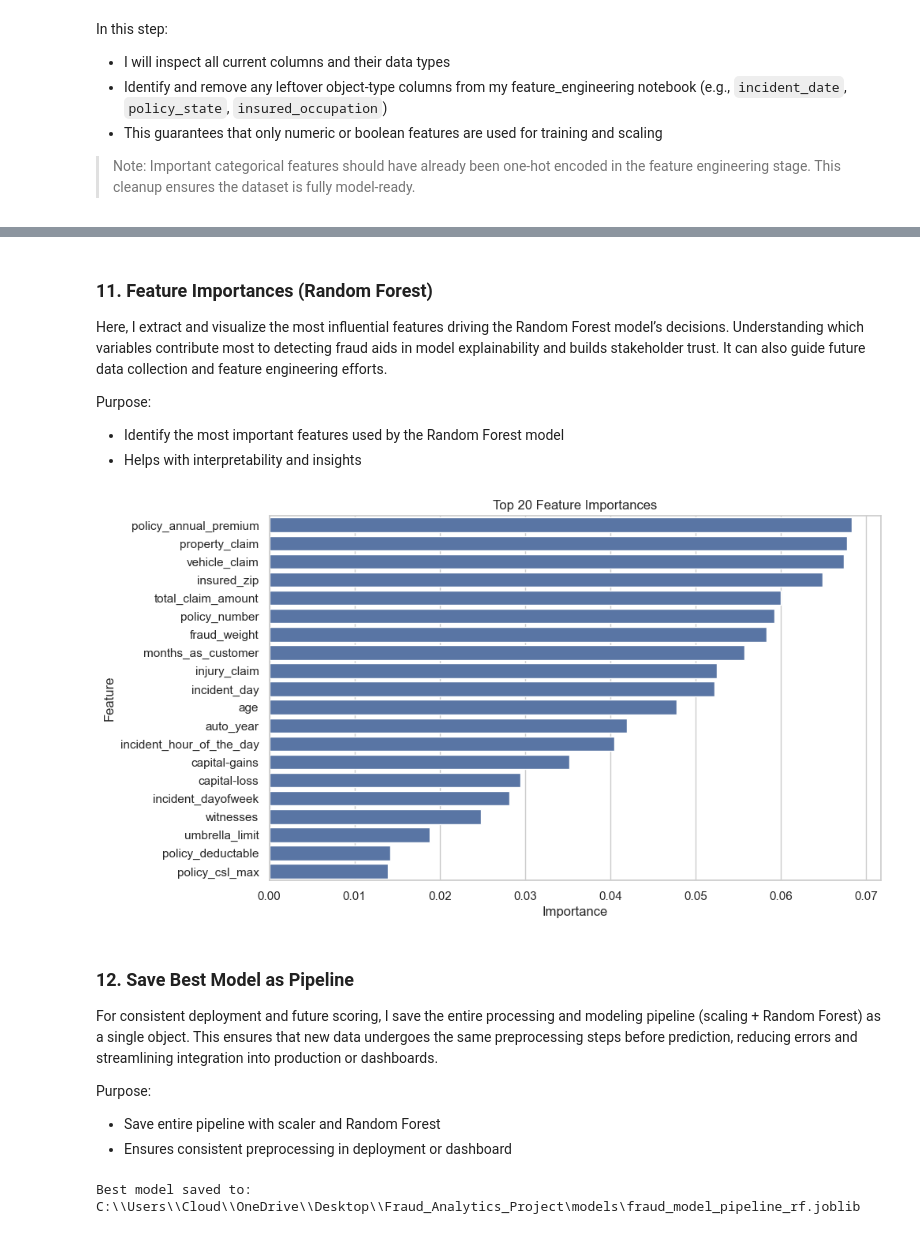
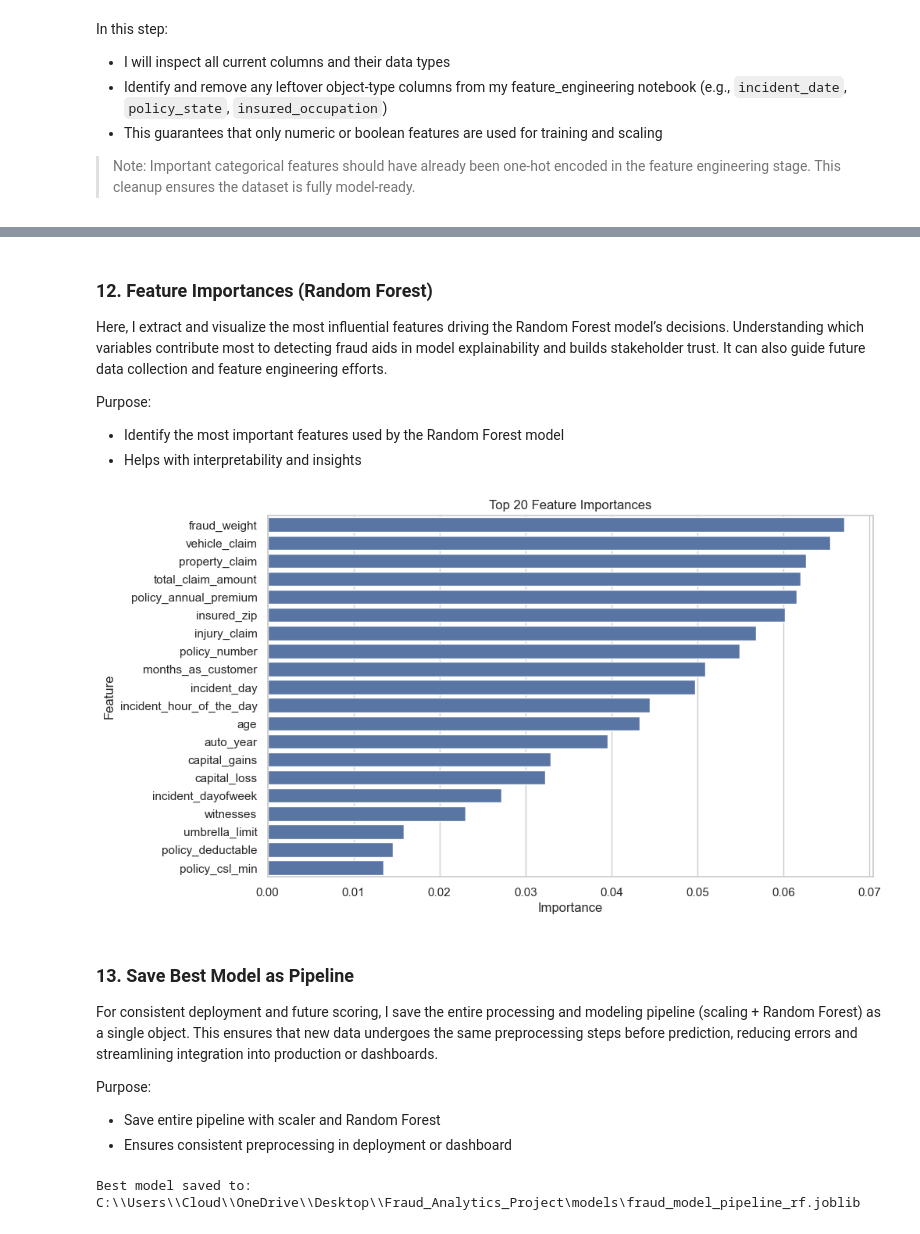
Before and after one commit to PatZ2346/fraud_analytics_project, a Jupyter notebook: 4. Model Training/model_training.ipynb, the cells around one changed output, grey strips where cells are left out. Cells and saved outputs as stored; diff of their text form; code cells hidden in the pictures.

```diff
--- a/4. Model Training/model_training.ipynb
+++ b/4. Model Training/model_training.ipynb
@@ -173,14 +199,17 @@ Purpose:
 # %%
-# Initialize Logistic Regression model with increased max iterations for convergence
-logreg = LogisticRegression(max_iter=1000)
+# Build pipeline: scaling + logistic regression with balanced class weights
+logreg_pipeline = Pipeline([
+    ('scaler', StandardScaler()),
+    ('logreg', LogisticRegression(max_iter=1000, class_weight='balanced', random_state=42))
+])
 
-# Fit model on training data
-logreg.fit(X_train, y_train)
+# Fit pipeline on training data
+logreg_pipeline.fit(X_train, y_train)
 
 # Predict on test set
-y_pred_lr = logreg.predict(X_test)
+y_pred_lr = logreg_pipeline.predict(X_test)
 
-# Display detailed classification metrics
-print("Logistic Regression Report")
+# Show classification report
+print("Logistic Regression Classification Report:")
 print(classification_report(y_test, y_pred_lr))
 # %% [output]
@@ -204,14 +232,17 @@ Purpose:
 # %%
-# Initialize Random Forest with 100 trees
-rf = RandomForestClassifier(n_estimators=100, random_state=42)
+# Build pipeline: scaling + random forest classifier with balanced class weights
+rf_pipeline = Pipeline([
+    ('scaler', StandardScaler()),  # Optional for tree models, but kept for uniformity
+    ('rf', RandomForestClassifier(n_estimators=100, class_weight='balanced', random_state=42))
+])
 
-# Fit model on training data
-rf.fit(X_train, y_train)
+# Fit pipeline on training data
+rf_pipeline.fit(X_train, y_train)
 
 # Predict on test set
-y_pred_rf = rf.predict(X_test)
+y_pred_rf = rf_pipeline.predict(X_test)
 
-# Show classification metrics for Random Forest
-print("Random Forest Report")
+# Show classification report
+print("Random Forest Classification Report:")
 print(classification_report(y_test, y_pred_rf))
 # %% [output]
@@ -332,5 +405,5 @@ plt.show()
 # %% [markdown]
-### 11. Feature Importances (Random Forest)
+### 12. Feature Importances (Random Forest)
 
 Here, I extract and visualize the most influential features driving the Random Forest model’s decisions. Understanding which variables contribute most to detecting fraud aids in model explainability and builds stakeholder trust. It can also guide future data collection and feature engineering efforts.
 
@@ -339,22 +412,22 @@ Purpose:
 - Helps with interpretability and insights
 # %%
 # Extract feature importances
-importances = rf.feature_importances_
+importances = rf_pipeline.named_steps['rf'].feature_importances_
 
 # Sort and take top 20 features
 feat_imp = pd.Series(importances, index=feature_names).sort_values(ascending=False).head(20)
 
 # Plot feature importances as horizontal bar chart
 plt.figure(figsize=(10, 6))
 sns.barplot(x=feat_imp.values, y=feat_imp.index)
 plt.title("Top 20 Feature Importances")
 plt.xlabel("Importance")
 plt.ylabel("Feature")
 plt.show()
 # %% [output]
-[figure, old version]
+[figure, new version]
 # %% [markdown]
-### 12. Save Best Model as Pipeline
+### 13. Save Best Model as Pipeline
 
 For consistent deployment and future scoring, I save the entire processing and modeling pipeline (scaling + Random Forest) as a single object. This ensures that new data undergoes the same preprocessing steps before prediction, reducing errors and streamlining integration into production or dashboards.
 
```
Also changed, not shown: parts of 25 cells of this notebook, 4 other files.
